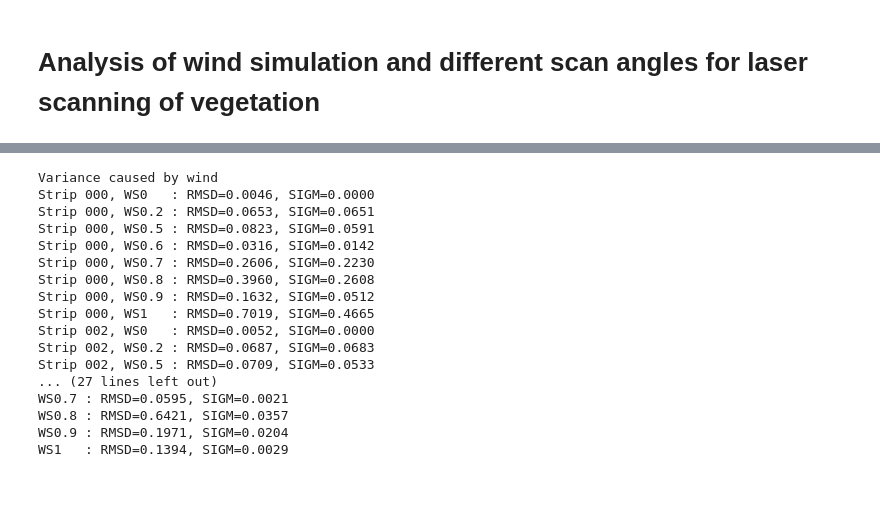
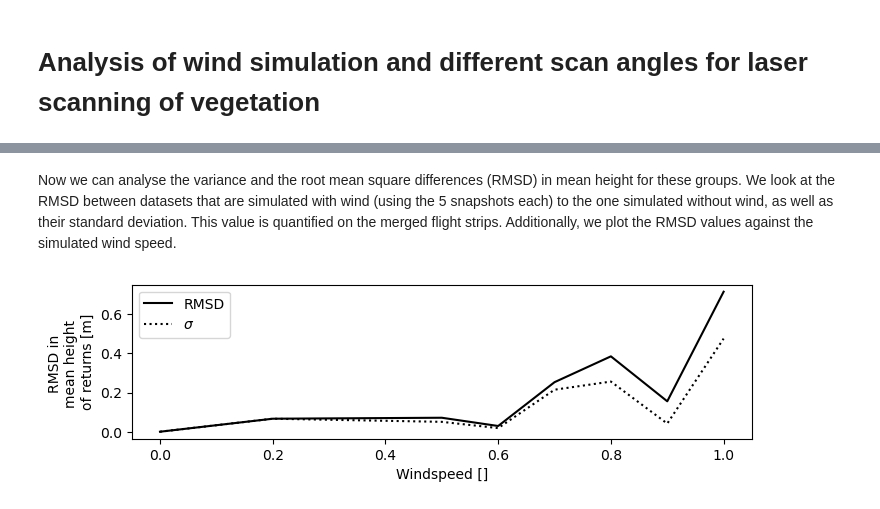
Before and after one commit to lwiniwar/TreeWindSim, a Jupyter notebook: wind-simulation-analysis.ipynb, the cells around one changed output, grey strips where cells are left out. Drawn from its saved outputs; the diff is of its cells as text; code cells hidden in the pictures.

```diff
--- a/wind-simulation-analysis.ipynb
+++ b/wind-simulation-analysis.ipynb
@@ -33,32 +34,24 @@ meanH_ws = {key: np.mean(np.concatenate(pts)) for key, pts in pts_windspeed.item
+# %% [markdown]
+Now we can analyse the variance and the root mean square differences (RMSD) in mean height for these groups.
+We look at the RMSD between datasets that are simulated with wind (using the 5 snapshots each) to the one simulated without wind, as well as their standard deviation. This value is quantified on the merged flight strips. Additionally, we plot the RMSD values against the simulated wind speed.
 # %%
-print("Variance caused by wind")
-for key, val in sorted(meanH.items(), key=lambda x: x[0]):
-    for key2, val2 in sorted(val.items(), key=lambda x: x[0]):
-        print(f"Strip {key:3s}, {key2:6s}: RMSD={np.sqrt(np.mean(np.square(val2-meanH_ws['WS0']))):.4f}, SIGM={np.std(val2):.4f}")
+rmsds = []
+stds = []
+wss = meanH_by_ws_and_id.index.get_level_values(0).unique()
+meanH_0 = meanH_by_ws_and_id.query("ws==0")["z"].item()
+for ws in wss:
+    vals = meanH_by_ws_and_id.query(f"ws=={ws}")
+    rmsd = np.sqrt(np.mean(np.square(vals["z"]-meanH_0)))
+    stddev= np.std(vals)[0]
+    rmsds.append(rmsd)
+    stds.append(stddev)
 
-
-print("Difference caused by wind - merged")
-for key, val in sorted(meanH_ws.items(), key=lambda x: x[0]):
-    print(f"{key:6s}: {val-meanH_ws['WS0']:.4f}")
-
-print("Variance caused by scan angle")
-for key, val in sorted(meanH_fl.items(), key=lambda x: x[0]):
-    print(f"{key:6s}: RMSD={np.sqrt(np.mean(np.square(val-meanH_ws['WS0']))):.4f}, SIGM={np.std(val):.4f}")
+plt.figure(figsize=(8,2))
+plt.plot(wss, rmsds, 'k-', label='RMSD')
+plt.plot(wss, stds, 'k:', label='$\sigma$')
+plt.xlabel("Windspeed []")
+plt.ylabel("RMSD in \nmean height \nof returns [m]")
+plt.legend()
+plt.show()
 # %% [output]
-Variance caused by wind
-Strip 000, WS0   : RMSD=0.0046, SIGM=0.0000
-Strip 000, WS0.2 : RMSD=0.0653, SIGM=0.0651
-Strip 000, WS0.5 : RMSD=0.0823, SIGM=0.0591
-Strip 000, WS0.6 : RMSD=0.0316, SIGM=0.0142
-Strip 000, WS0.7 : RMSD=0.2606, SIGM=0.2230
-Strip 000, WS0.8 : RMSD=0.3960, SIGM=0.2608
-Strip 000, WS0.9 : RMSD=0.1632, SIGM=0.0512
-Strip 000, WS1   : RMSD=0.7019, SIGM=0.4665
-Strip 002, WS0   : RMSD=0.0052, SIGM=0.0000
-Strip 002, WS0.2 : RMSD=0.0687, SIGM=0.0683
-Strip 002, WS0.5 : RMSD=0.0709, SIGM=0.0533
-... (27 lines left out)
-WS0.7 : RMSD=0.0595, SIGM=0.0021
-WS0.8 : RMSD=0.6421, SIGM=0.0357
-WS0.9 : RMSD=0.1971, SIGM=0.0204
-WS1   : RMSD=0.1394, SIGM=0.0029
+[figure, added]
```
Also changed, not shown: parts of 8 cells of this notebook.
